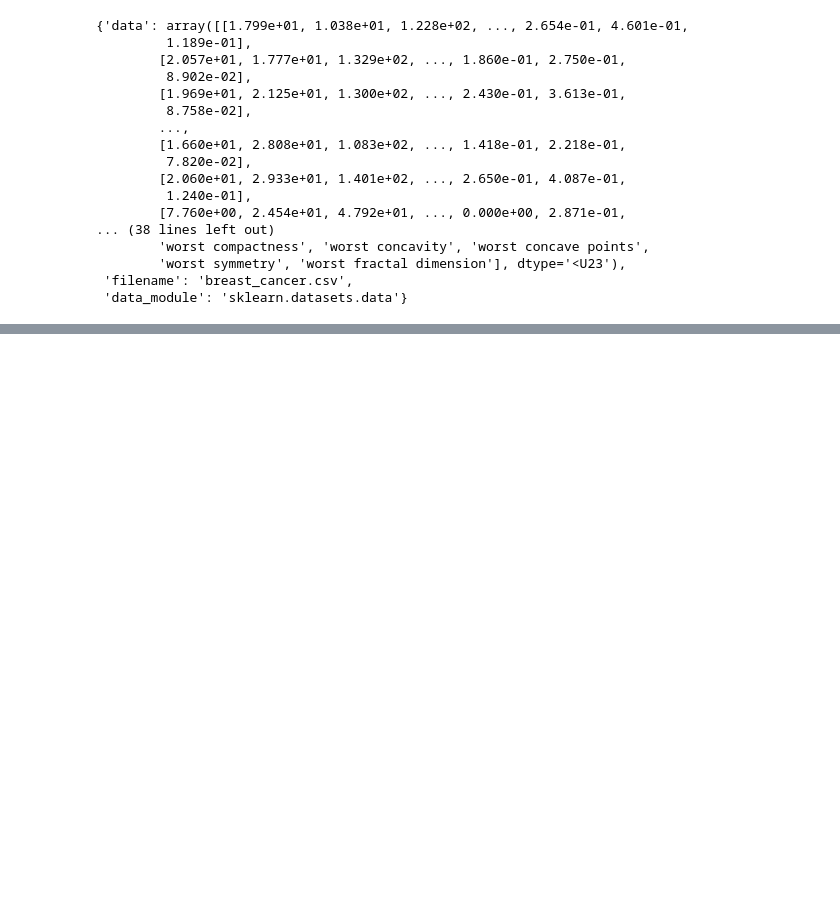
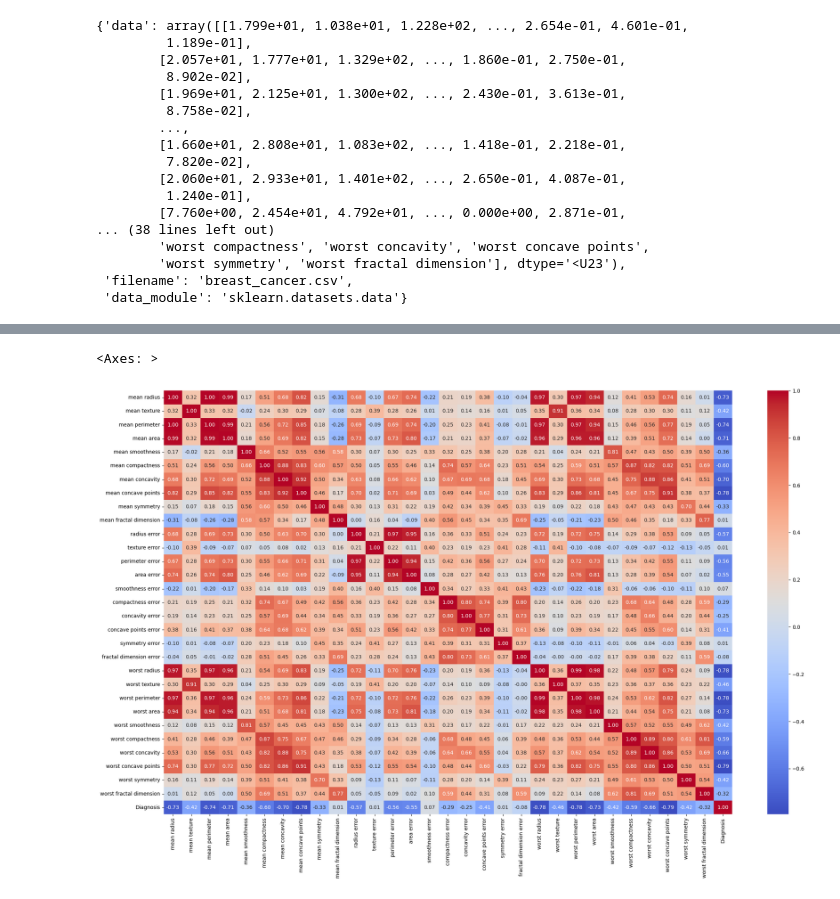
Before and after one commit to Abhishek4209/Breast-Cancer-project, a Jupyter notebook: notebook/EDA.ipynb, the cells around one changed output, grey strips where cells are left out. Cells and saved outputs as stored; diff of their text form; code cells hidden in the pictures; blank space fills up the shorter version.

```diff
--- a/notebook/EDA.ipynb
+++ b/notebook/EDA.ipynb
@@ -43,0 +135,16 @@ x
+# %%
+plt.figure(figsize=(25,15))
+corr_matrix = df.corr()
+
+# Filter columns with correlation greater than 0.8
+high_corr_columns = corr_matrix[corr_matrix > 0.8].any()
+
+# Select only columns with high correlation
+selected_columns = df.columns[high_corr_columns]
+
+# Filter DataFrame to include only selected columns
+df_filtered = df[selected_columns]
+sns.heatmap(df.corr(),annot=True,cmap='coolwarm', fmt=".2f")
+# %% [output]
+<Axes: >
+[figure, added]
```
Also changed, not shown: parts of 14 cells of this notebook, 8 other files.
